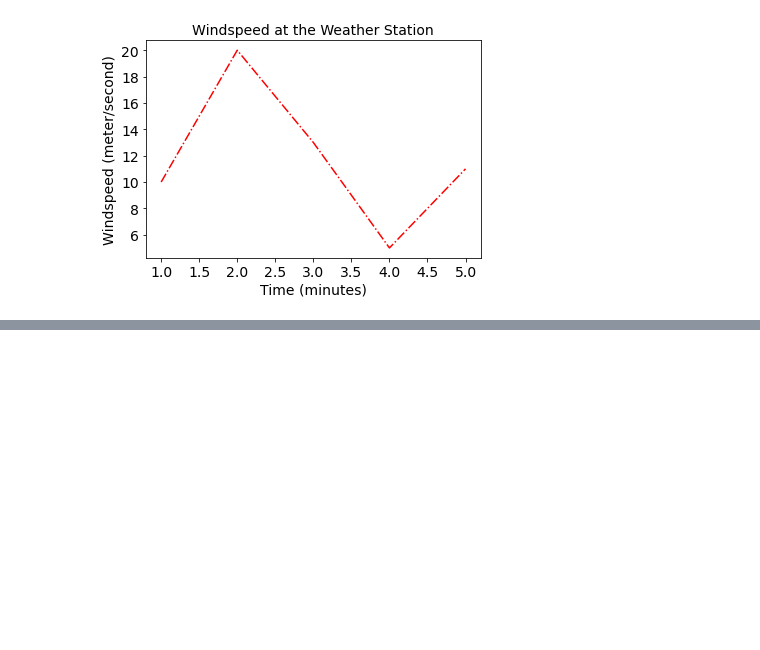
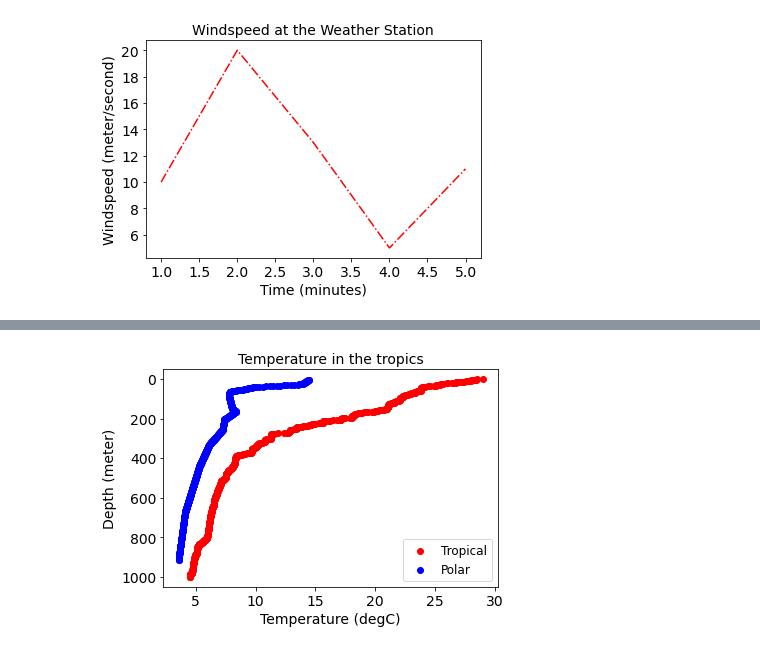
Before and after one commit to pyclub-cu/classes, a Jupyter notebook: Week_7_Data_Visualization.ipynb, the cells around one changed output, grey strips where cells are left out. Cells and saved outputs as stored; diff of their text form; code cells hidden in the pictures; blank space fills up the shorter version.

```diff
--- a/Week_7_Data_Visualization.ipynb
+++ b/Week_7_Data_Visualization.ipynb
@@ -55,6 +60,6 @@ We will examine *polar* and *tropical* salinity, temperature, and **density**.
 import pandas as pd
 # %%
 # Load the polar ctd data
-Polar = pd.read_csv('https://raw.githubusercontent.com/pyclub-cu/classes/master/data/ct4-9908-04_ODV.csv', header = 1, delim_whitespace=True)
+Polar = pd.read_csv('https://raw.githubusercontent.com/pyclub-cu/classes/master/data/CTD_Polar.csv', header = 0, sep = ',')
 # %%
 # Load the tropical ctd data
@@ -188,0 +164,21 @@ ax.scatter(cast.Salinity,cast.temperature)
+# %%
+# Temperature profile in the tropics and polar regions - plotting temperature against depth
+
+Trop = plt.scatter(Tropical['temperature'],Tropical['depth'], color = 'r')
+Pol = plt.scatter(Polar['Temperature[deg_C] '],Polar['Depth[m] '], color = 'b')
+# We use Trop =, and Pol =, to name our scatters.  These are called 'handles'
+# We give the scatters names so that we can tell the legend command what to use
+
+plt.ylabel('Depth (meter)',fontsize = 14) #increase the size of the words
+plt.xlabel('Temperature (degC)',fontsize = 14)
+plt.title('Temperature in the tropics',fontsize = 14)
+plt.xticks(fontsize = 14) #increase the size of the tick labels
+plt.yticks(fontsize = 14)
+
+plt.gca().invert_yaxis() # This reverses the y axis so we have 0m depth at the top
+plt.legend([Trop, Pol],['Tropical', 'Polar'], fontsize = 12)
+#  the format of the legend command is plt.legend([handle_1, handle_2],['name of data 1', 'name of data 2'], other things)
+
+plt.show()
+# %% [output]
+[figure, added]
```
Also changed, not shown: parts of 24 cells of this notebook.
